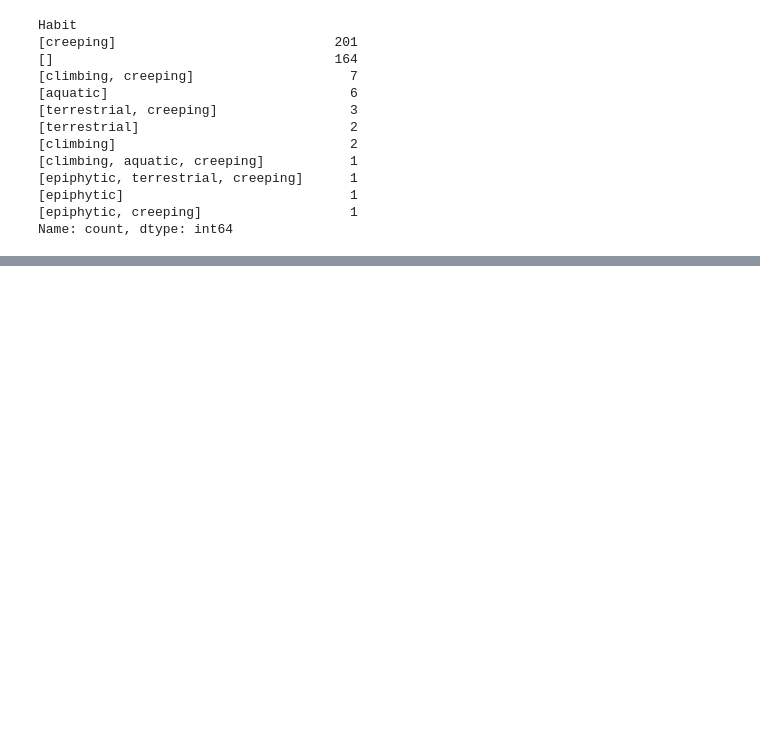
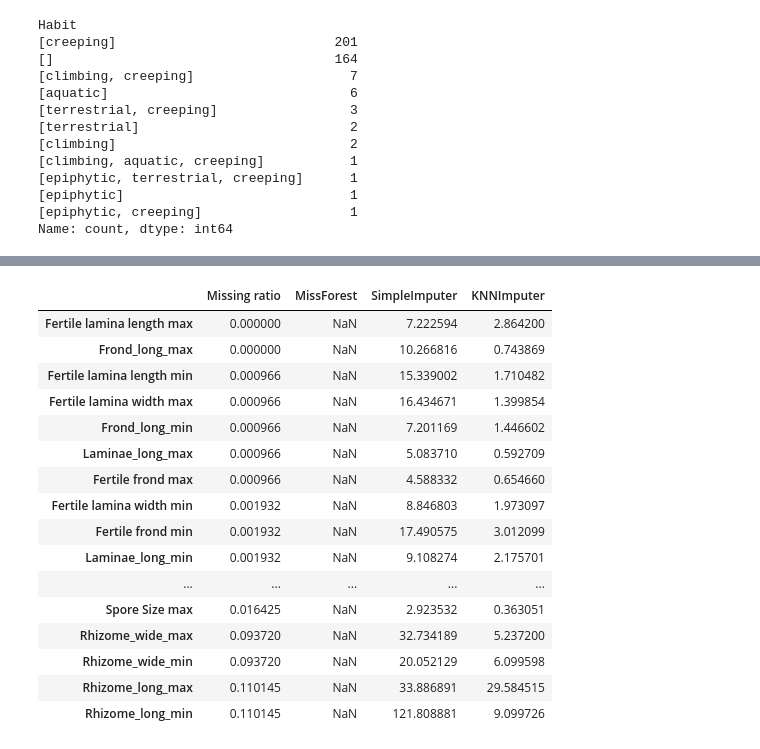
Before and after one commit to simone7monaco/newzeland-plants, a Jupyter notebook: Felci/extractor.ipynb, the cells around one changed output, grey strips where cells are left out. Cells and saved outputs as stored; diff of their text form; code cells hidden in the pictures; blank space fills up the shorter version.

```diff
--- a/Felci/extractor.ipynb
+++ b/Felci/extractor.ipynb
@@ -421,0 +630,13 @@ Name: count, dtype: int64
+# %%
+import pandas as pd
+from sklearn.model_selection import train_test_split
+
+
+# TODO: al momento GRAPE vuole anche la famiglia, gli altri no!
+train, test = train_test_split(fern_dataset, test_size=.3, shuffle=True, random_state=42)
+
+# default estimators are lgbm classifier and regressor
+grape = GRAPEImputer(args)
+# TODO: managing cat features inside
+grape.fit(fern_dataset.drop(columns=['Separation', 'Habitat']))
+test_imputed = grape.transform(test)
@@ -421,0 +648,46 @@ Name: count, dtype: int64
+# %%
+# alternatives (old): https://github.com/iskandr/fancyimpute
+
+from sklearn.model_selection import GroupKFold
+from missforest.missforest import MissForest
+from sklearn.ensemble import RandomForestClassifier, RandomForestRegressor
+from tqdm.auto import tqdm
+
+float_cols = fern_dataset.columns[fern_dataset.dtypes == 'float']
+def mape_with_mask(y_true, y_pred, mask):
+    assert y_true.shape == y_pred.shape and y_true.shape == mask.shape, f"{y_true.shape}, {y_pred.shape}, {mask.shape}"
+    results = {c: ((y_true[c][mask[c]] - y_pred[c][mask[c]]).abs() / y_true[c][mask[c]]).mean() for c in mask.columns}
+    return pd.Series(results)
+
+kf = GroupKFold(n_splits=5)
+
+# models = [MissForest(), SimpleImputer(strategy='mean'), KNNImputer()]
+models = [SimpleImputer(strategy='mean'), KNNImputer()]
+results = pd.DataFrame(np.hstack([
+    fern_dataset[float_cols].isna().mean().values.reshape(-1, 1), np.zeros([len(float_cols), len(models)])
+    ]), columns=['Missing ratio'] + [m.__class__.__name__ for m in models], index=float_cols).sort_values('Missing ratio')
+
+for i, (train_index, test_index) in tqdm(enumerate(kf.split(fern_dataset, groups=fern_dataset.Family)), total=kf.get_n_splits()):
+    filt_ds = fern_dataset.drop(columns=['Family']).copy()
+    # for each column with numerical values, add an extra 15% of missing values
+
+    for col in float_cols:
+        filt_ds.loc[filt_ds[filt_ds[col].notna()].sample(n=len(filt_ds)//100*15).index, col] = np.nan
+
+    train, test = filt_ds.iloc[train_index].copy(), filt_ds.iloc[test_index].copy()
+    hiddenvals_mask = (filt_ds[float_cols].isna() & fern_dataset[float_cols].notna()).fillna(False).iloc[test_index]
+    for model in models:
+        if model.__class__.__name__ == 'MissForest':
+            model.fit(train.copy(), categorical=filt_ds.columns[filt_ds.dtypes == 'object'])
+        else:
+            model.fit(train)
+        try:
+            imputed = model.transform(test.copy())
+        except:
+            print(model.__class__.__name__, i)
+            imputed = test.copy()
+        results.loc[:, model.__class__.__name__] += mape_with_mask(fern_dataset[float_cols].iloc[test_index], imputed[float_cols], hiddenvals_mask)
+
+results = results.div(kf.get_n_splits())
+results.loc[float_cols].sort_values('Missing ratio')
+# %% [output]
@@ -421,0 +729,17 @@ Name: count, dtype: int64
+|  | Missing ratio | MissForest | SimpleImputer | KNNImputer |
+| Fertile lamina length max | 0.000000 | NaN | 7.222594 | 2.864200 |
+| Frond_long_max | 0.000000 | NaN | 10.266816 | 0.743869 |
+| Fertile lamina length min | 0.000966 | NaN | 15.339002 | 1.710482 |
+| Fertile lamina width max | 0.000966 | NaN | 16.434671 | 1.399854 |
+| Frond_long_min | 0.000966 | NaN | 7.201169 | 1.446602 |
+| Laminae_long_max | 0.000966 | NaN | 5.083710 | 0.592709 |
+| Fertile frond max | 0.000966 | NaN | 4.588332 | 0.654660 |
+| Fertile lamina width min | 0.001932 | NaN | 8.846803 | 1.973097 |
+| Fertile frond min | 0.001932 | NaN | 17.490575 | 3.012099 |
+| Laminae_long_min | 0.001932 | NaN | 9.108274 | 2.175701 |
+| ... | ... | ... | ... | ... |
+| Spore Size max | 0.016425 | NaN | 2.923532 | 0.363051 |
+| Rhizome_wide_max | 0.093720 | NaN | 32.734189 | 5.237200 |
+| Rhizome_wide_min | 0.093720 | NaN | 20.052129 | 6.099598 |
+| Rhizome_long_max | 0.110145 | NaN | 33.886891 | 29.584515 |
+| Rhizome_long_min | 0.110145 | NaN | 121.808881 | 9.099726 |
```
Also changed, not shown: parts of 14 cells of this notebook, 6 other files.
